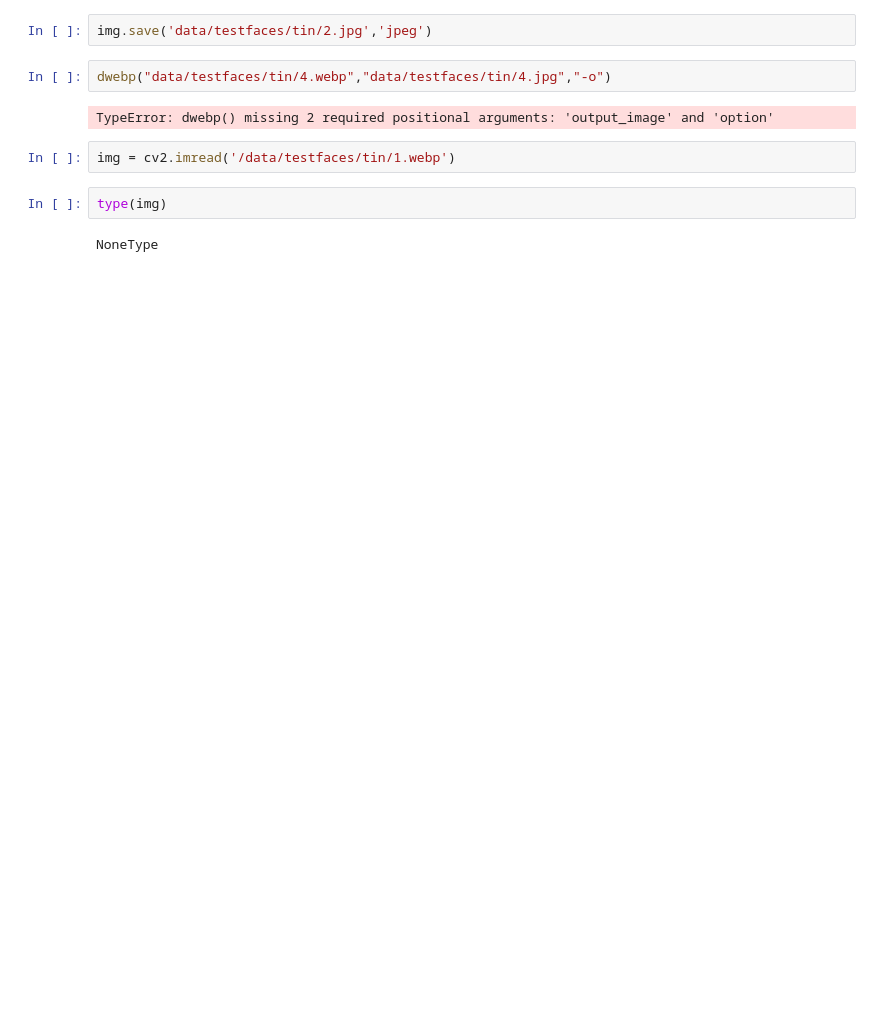
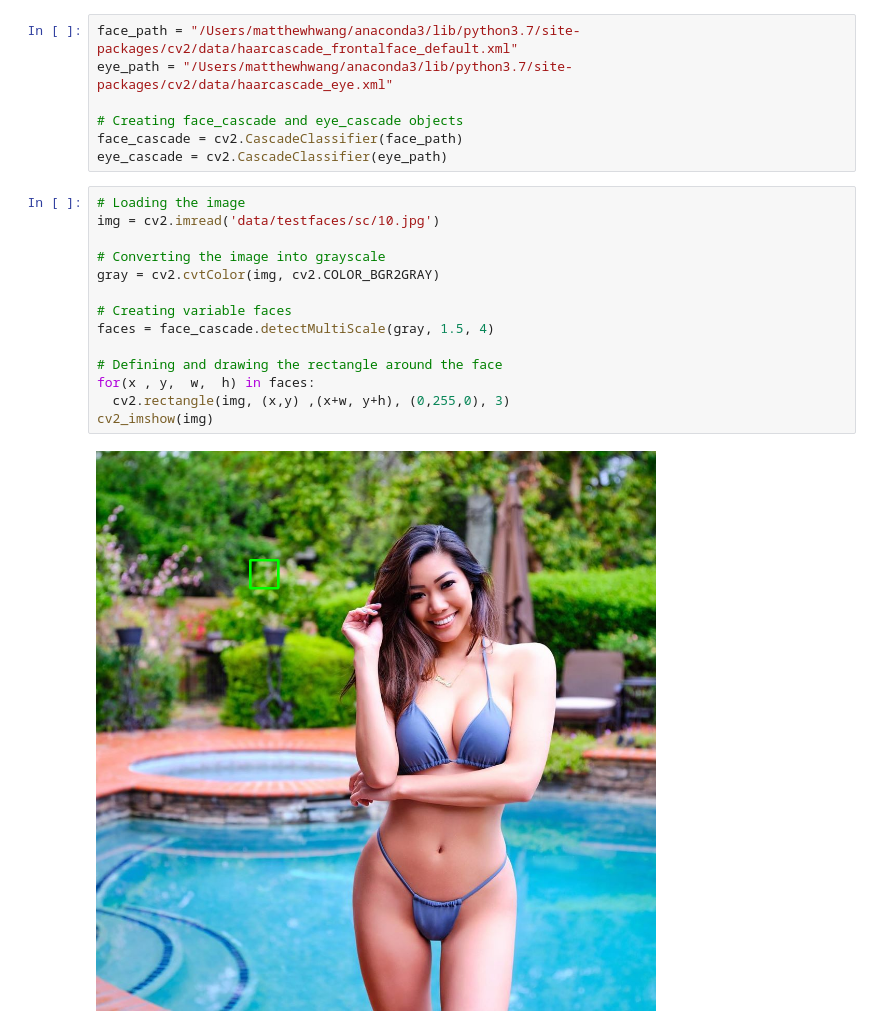
Before and after one commit to mdhwang/tinderbot, a Jupyter notebook: Face Centering.ipynb, the cells around one changed output. Saved outputs shown, nothing was run; the diff lists cells and outputs as text; blank space fills up the shorter version.

Commit message:
added face detection

```diff
--- a/Face Centering.ipynb
+++ b/Face Centering.ipynb
@@ -8,12 +12,23 @@ img = Image.open("data/testfaces/tin/2.webp").convert('RGB')
-# %%
-img.save('data/testfaces/tin/2.jpg','jpeg')
-# %%
-dwebp("data/testfaces/tin/4.webp","data/testfaces/tin/4.jpg","-o")
-# %% [output]
-TypeError: dwebp() missing 2 required positional arguments: 'output_image' and 'option'
-# %%
-img = cv2.imread('/data/testfaces/tin/1.webp')
-# %%
-type(img)
-# %% [output]
-NoneType
+# %%
+face_path = "/Users/matthewhwang/anaconda3/lib/python3.7/site-packages/cv2/data/haarcascade_frontalface_default.xml"
+eye_path = "/Users/matthewhwang/anaconda3/lib/python3.7/site-packages/cv2/data/haarcascade_eye.xml"
+
+# Creating face_cascade and eye_cascade objects
+face_cascade = cv2.CascadeClassifier(face_path)
+eye_cascade = cv2.CascadeClassifier(eye_path)
+# %%
+# Loading the image
+img = cv2.imread('data/testfaces/sc/10.jpg')
+
+# Converting the image into grayscale
+gray = cv2.cvtColor(img, cv2.COLOR_BGR2GRAY)
+
+# Creating variable faces
+faces = face_cascade.detectMultiScale(gray, 1.5, 4)
+
+# Defining and drawing the rectangle around the face
+for(x , y,  w,  h) in faces:
+  cv2.rectangle(img, (x,y) ,(x+w, y+h), (0,255,0), 3)
+cv2_imshow(img)
+# %% [output]
+[figure, added]
```
Also changed, not shown: parts of 3 cells of this notebook, 2 other files.
